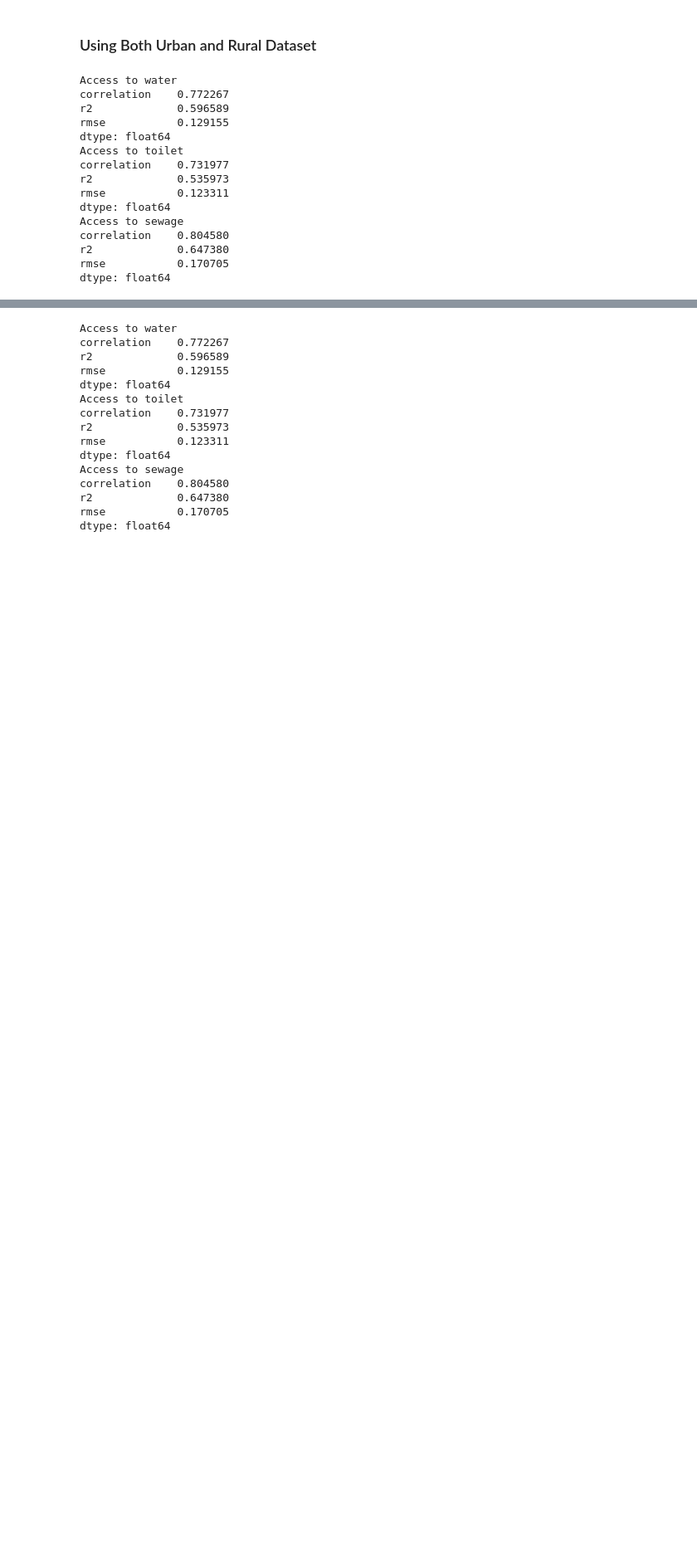
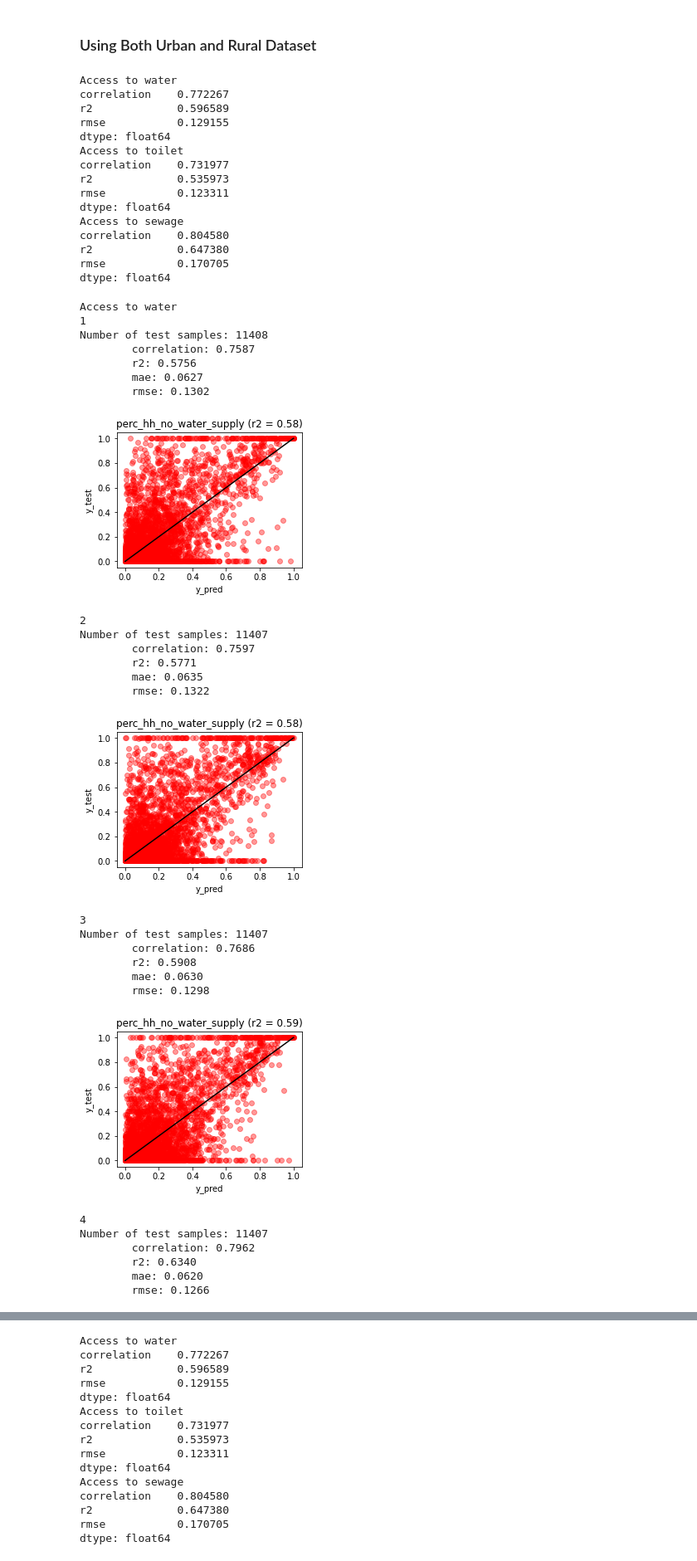
Before and after one commit to thinkingmachines/geoai-immap-wash, a Jupyter notebook: notebooks/02_Modelling.ipynb, the cells around one changed output, grey strips where cells are left out. Shown at 83% size. Saved outputs shown, nothing was run; the diff lists cells and outputs as text; code cells hidden in the pictures; blank space fills up the shorter version.

```diff
--- a/notebooks/02_Modelling.ipynb
+++ b/notebooks/02_Modelling.ipynb
@@ -74,3 +74,39 @@ correlation    0.804580
 r2             0.647380
 rmse           0.170705
 dtype: float64
+# %%
+# from sklearn.ensemble import RandomForestRegressor
+# clf = RandomForestRegressor(random_state=42)
+
+# res = modelutils.fit_with_randomsplit(df, clf, features, indicators, scale = True, n_splits = 5, prefix = 'all_250mv2')
+res = pd.read_csv(data_dir + 'all_250mv2_randomsplit_results.csv')
+modelutils.average_results(res, iterate_over = 'split_id', prefix = 'all_250mv2')
+# %% [output]
+Access to water
+1
+Number of test samples: 11408
+        correlation: 0.7587
+        r2: 0.5756
+        mae: 0.0627
+        rmse: 0.1302
+[figure, added]
+2
+Number of test samples: 11407
+        correlation: 0.7597
+        r2: 0.5771
+        mae: 0.0635
+        rmse: 0.1322
+[figure, added]
+3
+Number of test samples: 11407
+        correlation: 0.7686
+        r2: 0.5908
+        mae: 0.0630
+        rmse: 0.1298
+[figure, added]
+4
+Number of test samples: 11407
+        correlation: 0.7962
+        r2: 0.6340
+        mae: 0.0620
+        rmse: 0.1266
```
Also changed, not shown: parts of 4 cells of this notebook, 1 other file.
